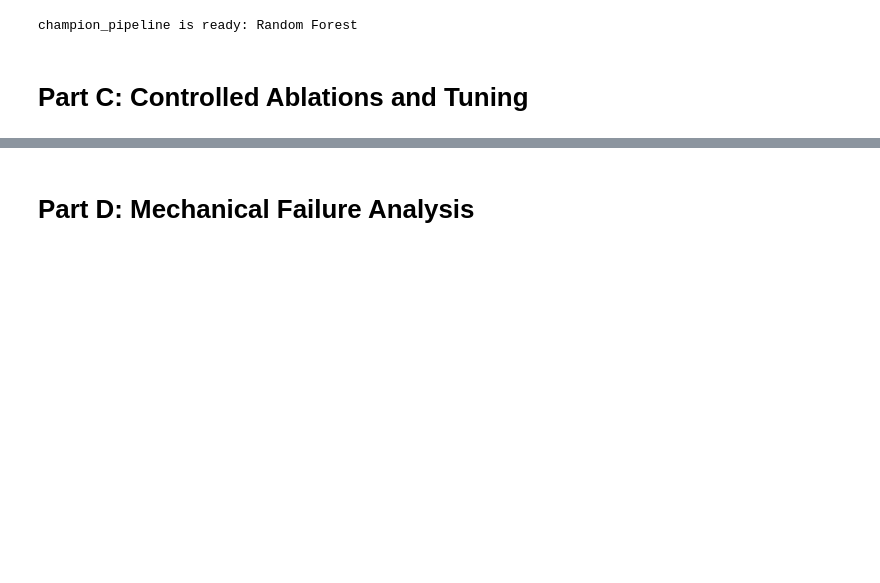
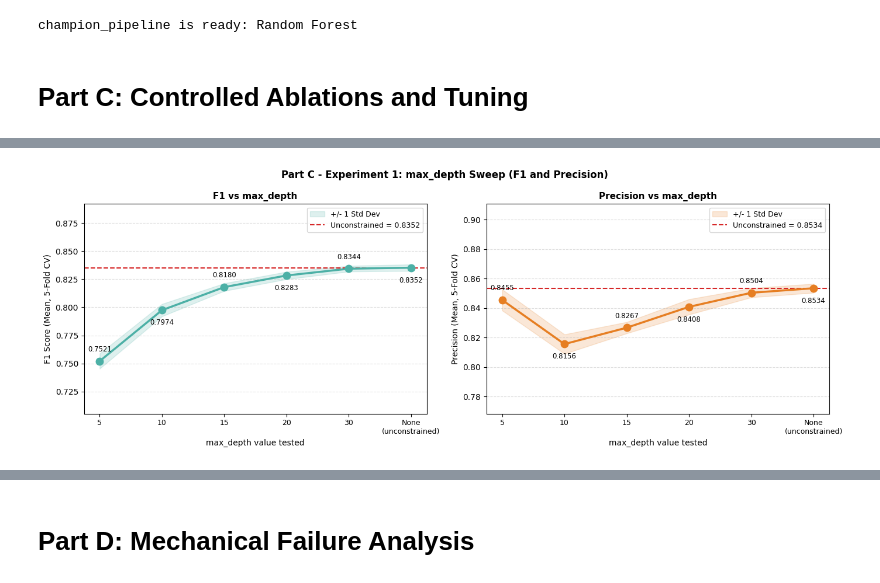
Before and after one commit to YWY2002/INF2008-Hotel-Cancellation-Prediction-Model, a Jupyter notebook: CRISPDM_INF2008_assignment02.ipynb, the cells around one changed output, grey strips where cells are left out. Drawn from its saved outputs; the diff is of its cells as text; code cells hidden in the pictures; blank space fills up the shorter version.

```diff
--- a/CRISPDM_INF2008_assignment02.ipynb
+++ b/CRISPDM_INF2008_assignment02.ipynb
@@ -1092,0 +1132,43 @@ The ablation study shows that the **baseline Random Forest configuration is alre
+# %%
+# View Results
+labels_x   = [str(d) if d is not None else "None\n(unconstrained)" for d in max_depth_candidates]
+f1_means   = exp1_df["F1 Mean"].values
+f1_stds    = exp1_df["F1 Std"].values
+prec_means = exp1_df["Precision Mean"].values
+prec_stds  = exp1_df["Precision Std"].values
+x_pos      = np.arange(len(max_depth_candidates))
+ref_f1     = exp1_df[exp1_df["label"] == "None"]["F1 Mean"].values[0]
+ref_prec   = exp1_df[exp1_df["label"] == "None"]["Precision Mean"].values[0]
+
+fig, axes = plt.subplots(1, 2, figsize=(14, 5))
+fig.suptitle("Part C - Experiment 1: max_depth Sweep (F1 and Precision)",
+             fontsize=12, fontweight="bold")
+
+for ax, means, stds, ref, ylabel, colour, title in [
+    (axes[0], f1_means,   f1_stds,   ref_f1,   "F1 Score",   "#4CB0A6", "F1 vs max_depth"),
+    (axes[1], prec_means, prec_stds, ref_prec, "Precision",  "#E67E22", "Precision vs max_depth"),
+]:
+    ax.plot(x_pos, means, "o-", color=colour, linewidth=2.5, markersize=9, zorder=3)
+    ax.fill_between(x_pos, means - stds, means + stds, alpha=0.18, color=colour,
+                    label="+/- 1 Std Dev")
+    ax.axhline(ref, color="#D62728", linestyle="--", linewidth=1.5,
+               label=f"Unconstrained = {ref:.4f}")
+    for i, (v, s) in enumerate(zip(means, stds)):
+        off = 12 if i % 2 == 0 else -18
+        ax.annotate(f"{v:.4f}", xy=(i, v), xytext=(0, off),
+                    textcoords="offset points", ha="center", fontsize=8.5)
+    ax.set_xticks(x_pos)
+    ax.set_xticklabels(labels_x, fontsize=9)
+    ax.set_xlabel("max_depth value tested", fontsize=10)
+    ax.set_ylabel(ylabel + " (Mean, 5-Fold CV)", fontsize=10)
+    ax.set_title(title, fontsize=11, fontweight="bold")
+    ax.legend(fontsize=9)
+    ax.grid(axis="y", linestyle="--", alpha=0.4)
+    ax.set_ylim(max(0, means.min() - stds.max() - 0.04),
+                min(1, means.max() + stds.max() + 0.05))
+
+plt.tight_layout()
+plt.savefig("partC_exp1_depth_tuning.png", dpi=150, bbox_inches="tight")
+plt.show()
+# %% [output]
+[figure, added]
```
Also changed, not shown: parts of 33 cells of this notebook, 6 other files.
